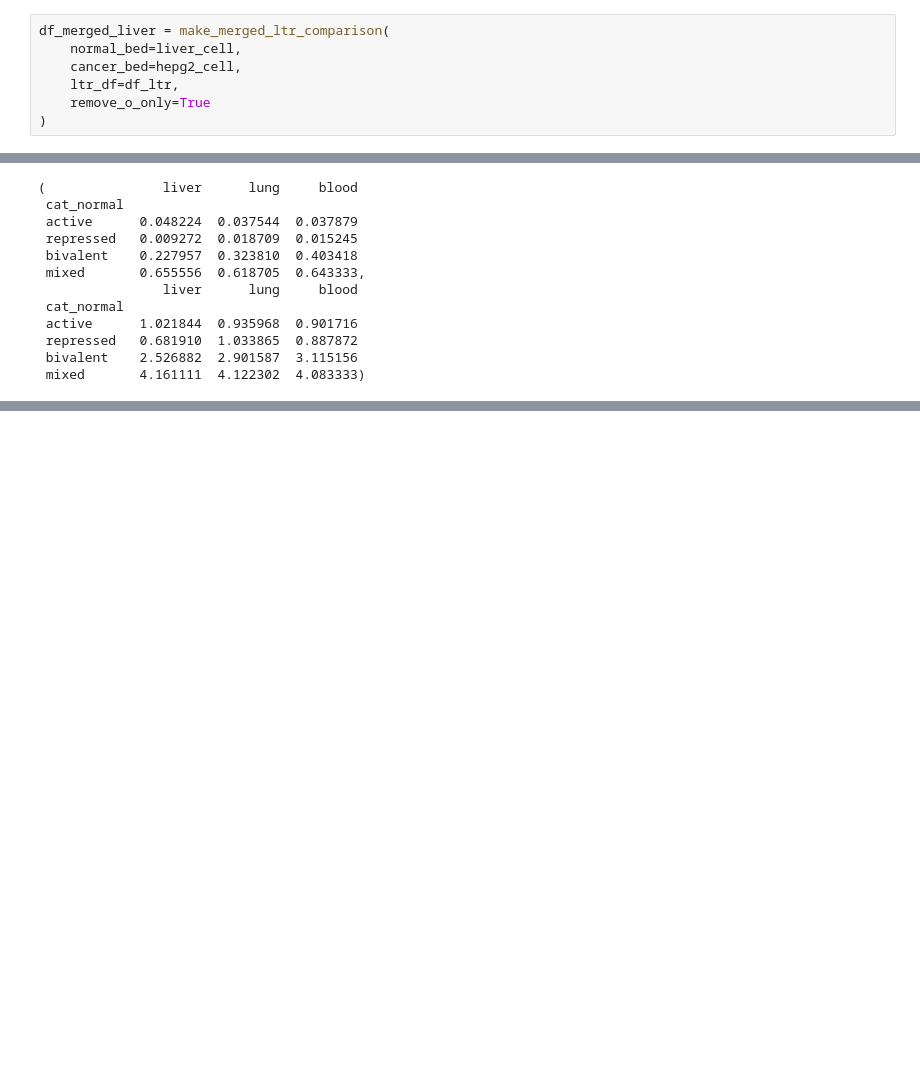
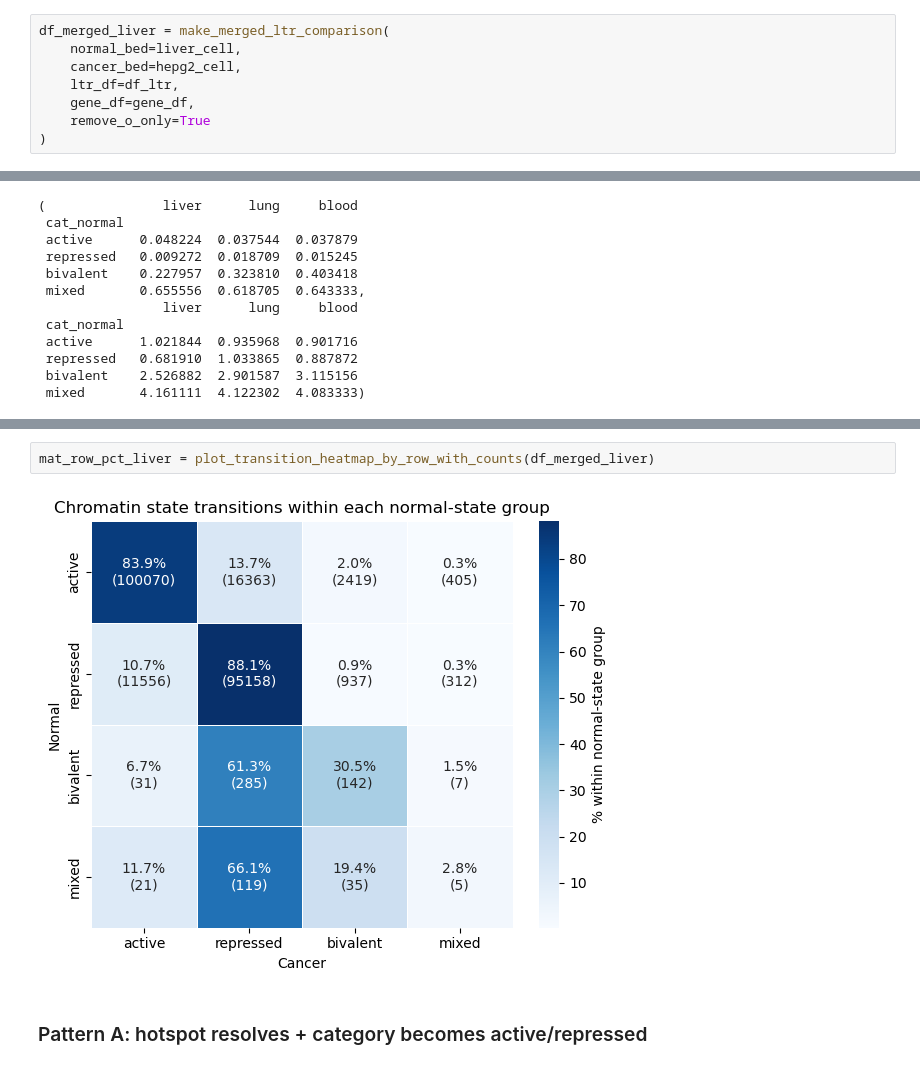
Before and after one commit to caocao0525/HERV, a Jupyter notebook: herv_util_clean.ipynb, the cells around one changed output, grey strips where cells are left out. Cells and saved outputs as stored; diff of their text form; blank space fills up the shorter version.

```diff
--- a/herv_util_clean.ipynb
+++ b/herv_util_clean.ipynb
@@ -459,5 +716,6 @@ df_merged_liver = make_merged_ltr_comparison(
     normal_bed=liver_cell,
     cancer_bed=hepg2_cell,
     ltr_df=df_ltr,
+    gene_df=gene_df,
     remove_o_only=True
 )
@@ -630,0 +947,6 @@ plot_hotspot_and_transition_summary(summary_dict)
+# %%
+mat_row_pct_liver = plot_transition_heatmap_by_row_with_counts(df_merged_liver)
+# %% [output]
+[figure, added]
+# %% [markdown]
+### Pattern A: hotspot resolves + category becomes active/repressed
```
Also changed, not shown: parts of 18 cells of this notebook.
